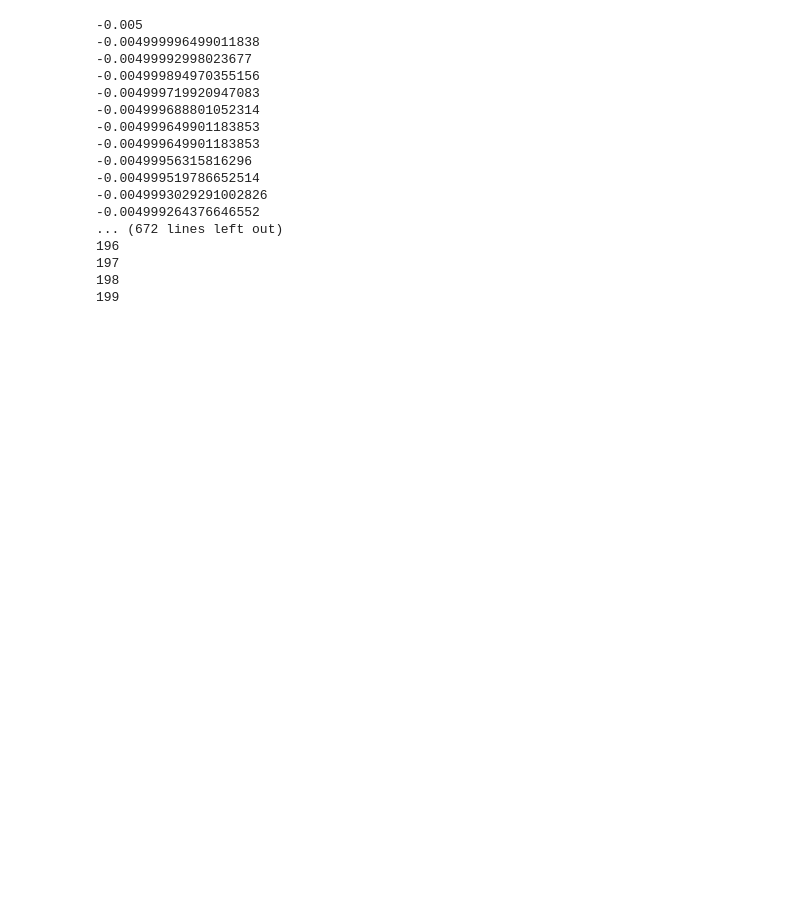
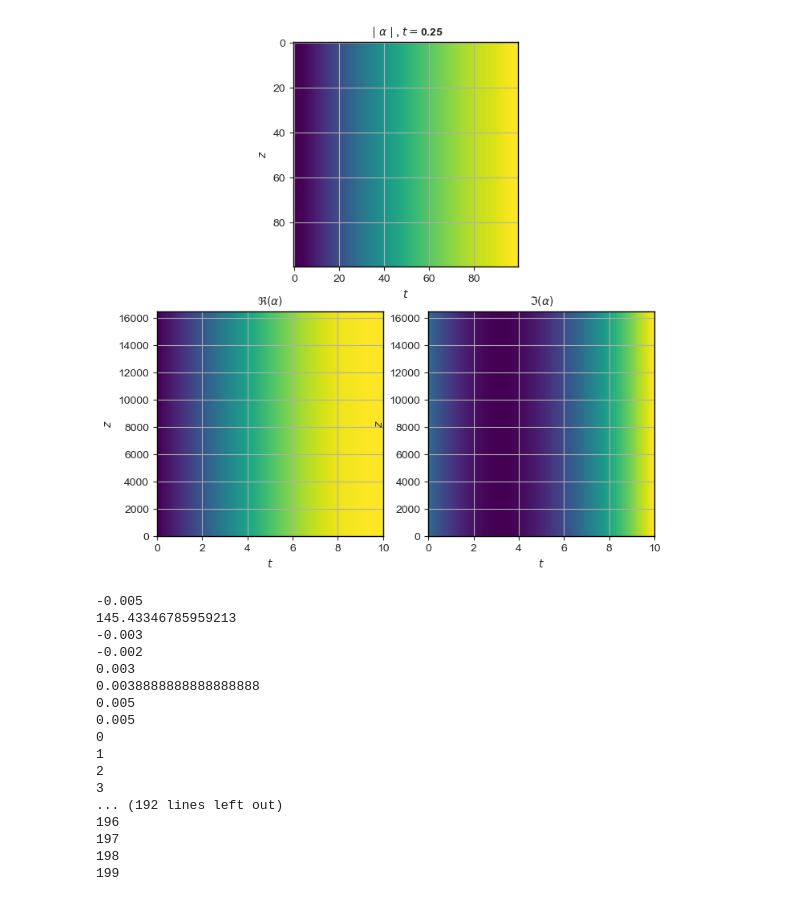
Before and after one commit to FinleyGB/FruitFlies, a Jupyter notebook: GEM_dev_v1.ipynb, the cells around one changed output. Cells and saved outputs as stored; diff of their text form; code cells hidden in the pictures; blank space fills up the shorter version.

```diff
--- a/GEM_dev_v1.ipynb
+++ b/GEM_dev_v1.ipynb
@@ -490,18 +443,42 @@ IndexError: index 200 is out of bounds for axis 0 with size 200
+# %%
+plt.figure()
+i = 5
+plt.subplot(2,1,1)
+plt.imshow(abs(alpha[:,i,:]))#,extent=[t0, t1, x0, x1],aspect='auto',origin='lower')
+# plt.imshow(abs(alpha_sum),aspect='auto',origin='lower')
+plt.title(r'$\mid \alpha \mid$, $t = $' + f'{round(t_arr[i],2)}')
+plt.xlabel(r'$t$')
+plt.ylabel(r'$z$')
+plt.subplot(2,2,3)
+plt.imshow(np.real(alpha[:,i,:]),extent=[t0, t1, x0, x1],aspect='auto',origin='lower')
+# plt.imshow(np.real(alpha_sum),aspect='auto',origin='lower')
+plt.title(r'$\Re(\alpha)$')
+plt.xlabel(r'$t$')
+plt.ylabel(r'$z$')
+plt.subplot(2,2,4)
+plt.imshow(np.imag(alpha[:,i,:]),extent=[t0, t1, x0, x1],aspect='auto',origin='lower')
+# plt.imshow(np.imag(alpha_sum),aspect='auto',origin='lower')
+plt.title(r'$\Im(\alpha)$')
+plt.xlabel(r'$t$')
+plt.ylabel(r'$z$')
+plt.savefig(os.path.join(path,f'atomic polarization t_i'))
+# %% [output]
+[figure, added]
 # %%
 # Parameters - converted assuming that k0/2e0 = lambda (wavelength) = 1
 
 gamma = 3.1E5                            # Polarization decay rate
 g = 246.45                                 # Transition coupling strength
-t_input = 5E-6                                 # Gaussian pulse peak time
-sigma = 1E-6                            # Gaussian pulse sigma
-OD = 10                                  # Optical depth used in Lorentzian
+t_input = 2E-6                                 # Gaussian pulse peak time
+sigma = 0.5E-6                            # Gaussian pulse sigma
+OD = 1                                  # Optical depth used in Lorentzian
 grad = 5E5                         # Electric field gradient
 stark = 1116                        # Stark coefficient
 lw = 0.25E6                                  # Zero field absorption linewidth
-t_switch = 15E-6                            # Gradient direction switch time
+t_switch = 5E-6                            # Gradient direction switch time
 A = 577                              # Electric field magnitude
 L = 1E-2                               # Optical path length
-t_total = 50E-6
+t_total = 10E-6
 w0 = -1                                 # Atomic excitation field
 
 # Discretisation
@@ -578,7 +555,7 @@ t_P_start = time()
 # for i in range(Nx):
 #     P[:,i] = simps(rect_abs_prof_1(x_arr[i],delta,lw,OD,grad,stark,L)*alpha,axis=2)
 # P = np.sum(P,axis=2)
-P = 1j * simps(rect_abs_prof_1(x_arr,delta,lw,OD,grad,stark,L)*alpha,axis=2)
+P = 1j * simps(gauss_abs_prof(x_arr,delta,lw,OD,grad,stark,L)*alpha,axis=2)
 
 with open(os.path.join(path + r'P.npy'),'wb') as f:
     np.save(f, P)
@@ -589,18 +566,18 @@ E = np.rot90(E)
 # P = np.rot90(P)
 # %% [output]
 -0.005
--0.004999996499011838
--0.00499992998023677
--0.004999894970355156
--0.004999719920947083
--0.004999688801052314
--0.004999649901183853
--0.004999649901183853
--0.00499956315816296
--0.004999519786652514
--0.0049993029291002826
--0.004999264376646552
-... (672 lines left out)
+145.43346785959213
+-0.003
+-0.002
+0.003
+0.0038888888888888888
+0.005
+0.005
+0
+1
+2
+3
+... (192 lines left out)
 196
 197
 198
```
Also changed, not shown: parts of 15 cells of this notebook, 3 other files.
